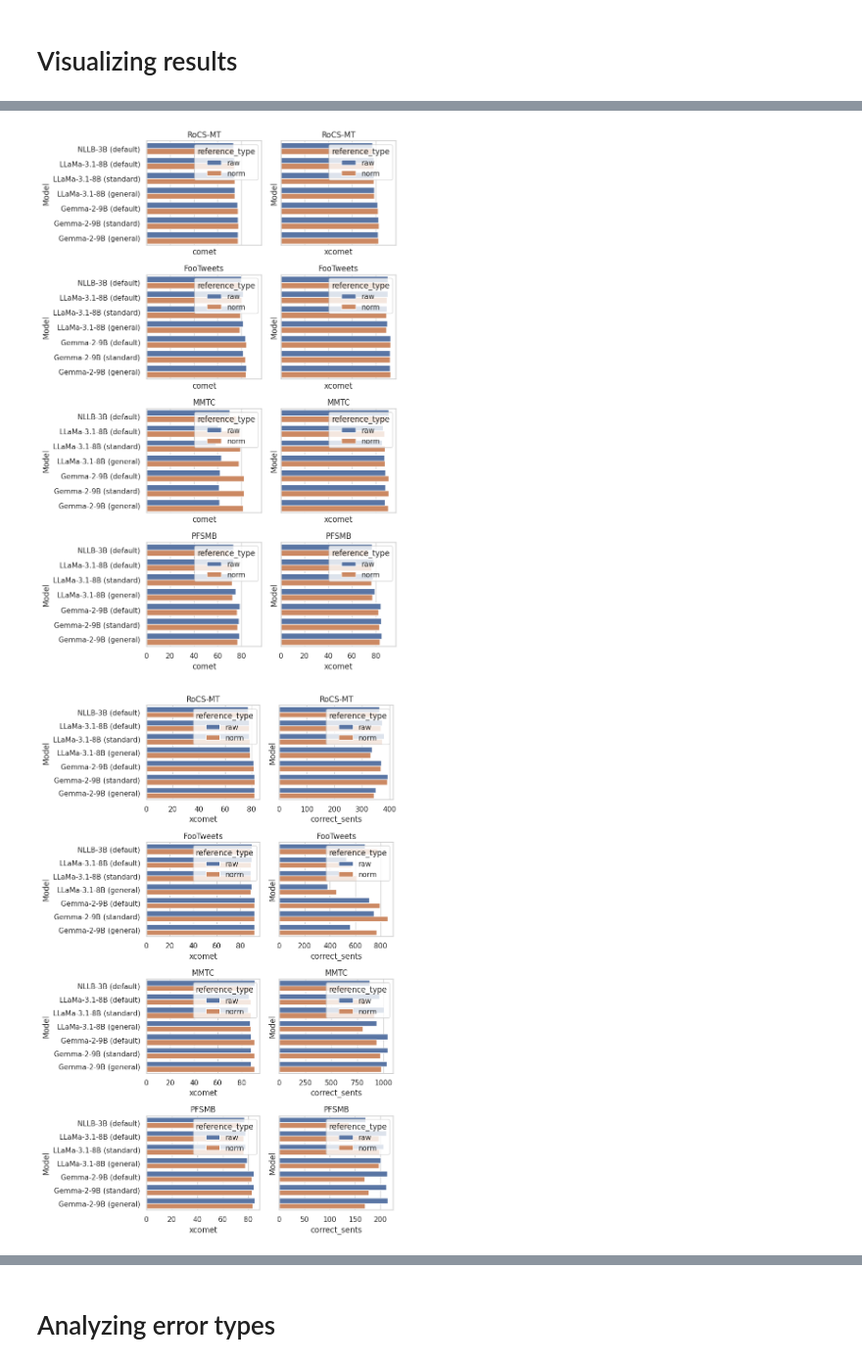
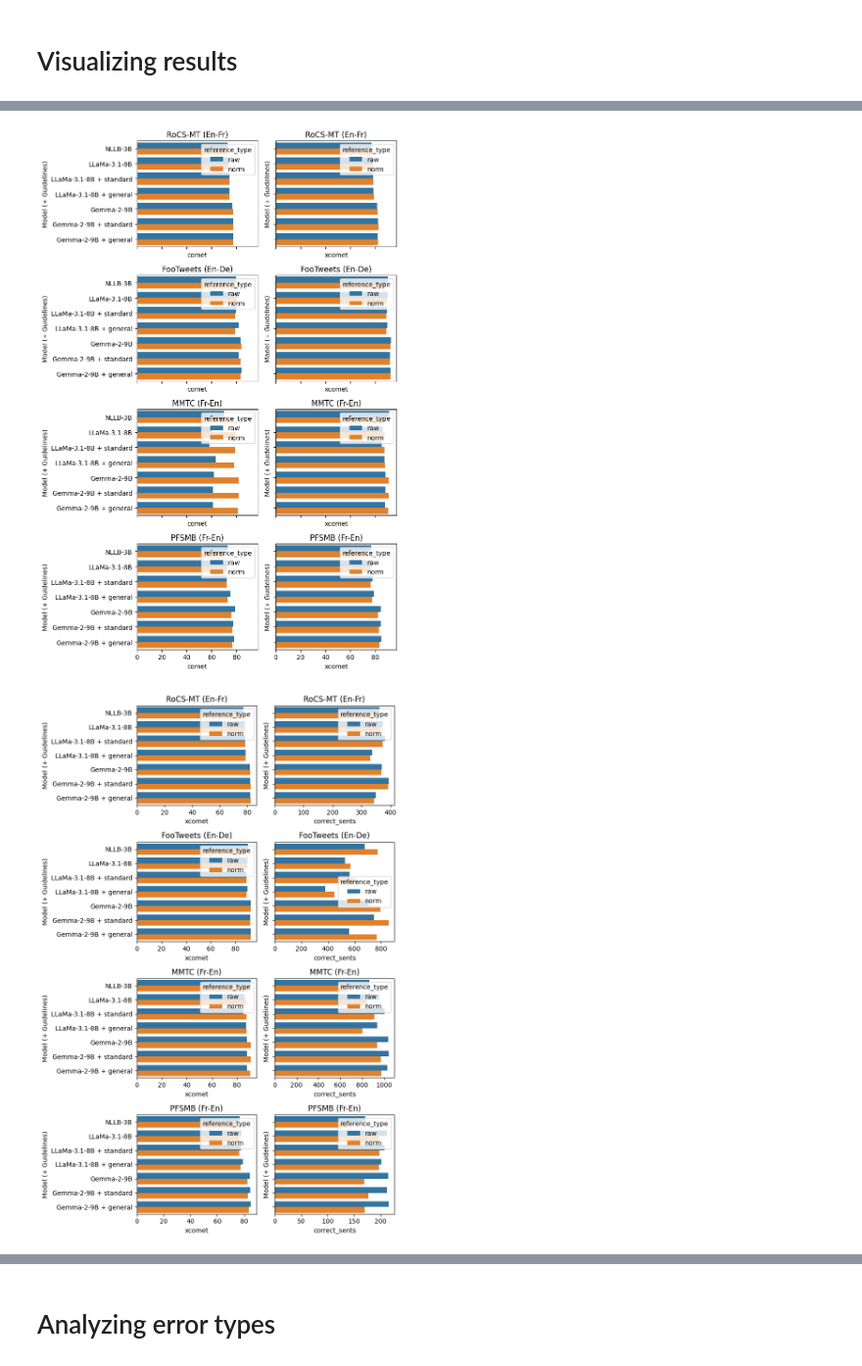
Before and after one commit to lydianish-phd/evaluation-challenges, a Jupyter notebook: src/draft.ipynb, the cells around one changed output, grey strips where cells are left out. Shown at 98% size. Drawn from its saved outputs; the diff is of its cells as text; code cells hidden in the pictures.

```diff
--- a/src/draft.ipynb
+++ b/src/draft.ipynb
@@ -87,9 +109,9 @@ CORPORA = {
 # %%
 def get_guidelines(filename):
     guideline = filename.split(".")[-2]
-    if guideline not in GUIDELINE_NAMES:
+    if guideline not in GUIDELINES:
         guideline = "default"
-    return guideline
+    return get_guideline_display(guideline)
 
 def get_model_names(model):
     return MODELS[model.split("/")[-1]]["name"]
@@ -98,7 +120,9 @@ def get_model_id(model):
     return MODELS[model.split("/")[-1]]["id"]
 
 def get_guideline_id(guideline):
-    return GUIDELINES[guideline]
+    if not guideline:
+        return GUIDELINE_NAMES_IDS["default"]
+    return GUIDELINE_NAMES_IDS[guideline]
 
 def get_corpus_id(corpus):
     return CORPORA[corpus]["id"]
@@ -108,3 +132,6 @@ def get_corpus_name(corpus):
 
 def get_reference_type(corpus):
     return CORPORA[corpus]["refs"]
+
+def get_lang_pair(corpus_name):
+    return LANG_PAIRS[corpus_name]
@@ -117,15 +148,26 @@ def normalize_error_counts(data):
+# %%
+def get_lines(corpus):
+    if "rocsmt" in corpus:
+        return 1922
+    if "footweets" in corpus:
+        return 4000
+    if "mmtc" in corpus:
+        return 2000
+    if "pfsmb" in corpus:
+        return 777
 # %%
 all_data = pd.DataFrame()
 
 for corpus in dfs:
     data = dfs[corpus].copy()
     data["guideline"] = data["file"].apply(get_guidelines)
-    data["model_name"] = data["model"].apply(get_model_names)+ " (" + data["guideline"]  + ")"
+    data["model_name"] = data["model"].apply(get_model_names) + data["guideline"]
     data["model_id"] = data["model"].apply(get_model_id)
     data["guideline_id"] = data["guideline"].apply(get_guideline_id)
     data["corpus"] = get_corpus_name(corpus)
     data["corpus_id"] = get_corpus_id(corpus)
     data["reference_type"] = get_reference_type(corpus)
+    data["total_sents"] = get_lines(corpus)
     all_data = all_data.append(data)
 # %%
 all_data = all_data.sort_values(["corpus_id", "model_id", "guideline_id", "reference_type"], ascending=[True, True, True, False])
@@ -141,13 +185,13 @@ all_data.head()
 # %%
-def plot_scores(all_data, metrics, sharex=True, sharey=True):
+def plot_scores_by_ref(all_data, metrics, sharex=True, sharey=True):
     corpora = all_data["corpus"].unique()
     fig, axs = plt.subplots(len(corpora), len(metrics), figsize=(4*len(metrics), 3*len(corpora)), sharex=sharex, sharey=sharey)
     for i, corpus in enumerate(corpora):
         for j, metric in enumerate(metrics):
             data = all_data[all_data["corpus"] == corpus]
             sns.barplot(x=metric, y="model_name", hue="reference_type", ax=axs[i,j], data=data) #, vmin=0, vmax=100) , cmap="YlGnBu"
-            axs[i,j].set_title(f"{corpus}")
-            axs[i,j].set_ylabel("Model")
+            axs[i,j].set_title(f"{corpus} ({get_lang_pair(corpus)})")
+            axs[i,j].set_ylabel("Model (+ Guidelines)")
     plt.tight_layout()
     plt.show()
 # %%
@@ -158,11 +202,11 @@ plot_scores(all_data, metrics)
 # %%
 metrics = ["comet", "xcomet"]
-plot_scores(all_data, metrics)
+plot_scores_by_ref(all_data, metrics)
 # %% [output]
-[figure, old version]
+[figure, new version]
 # %%
 metrics = ["xcomet", "correct_sents"]
-plot_scores(all_data, metrics, sharex=False)
+plot_scores_by_ref(all_data, metrics, sharex=False)
 # %% [output]
-[figure, old version]
+[figure, new version]
 # %%
```
Also changed, not shown: parts of 32 cells of this notebook, 1 other file.
